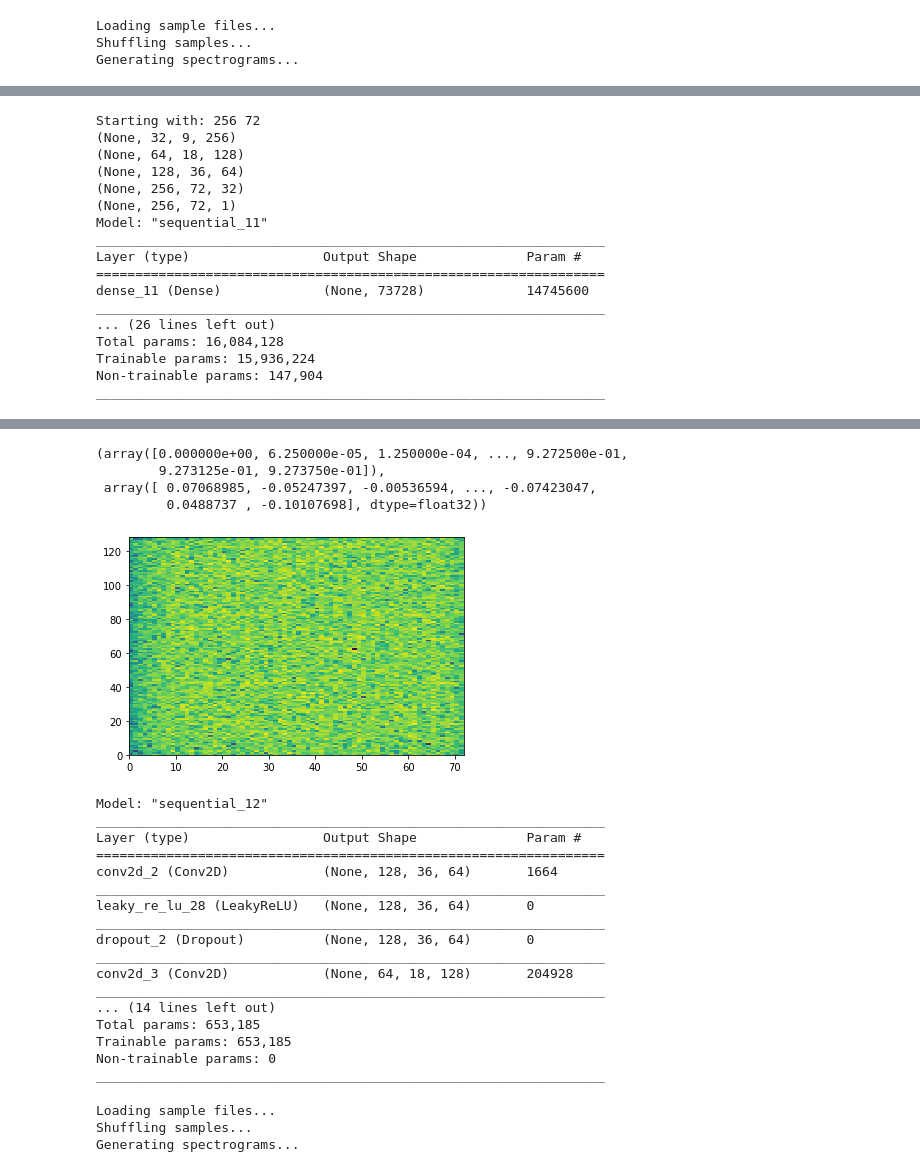
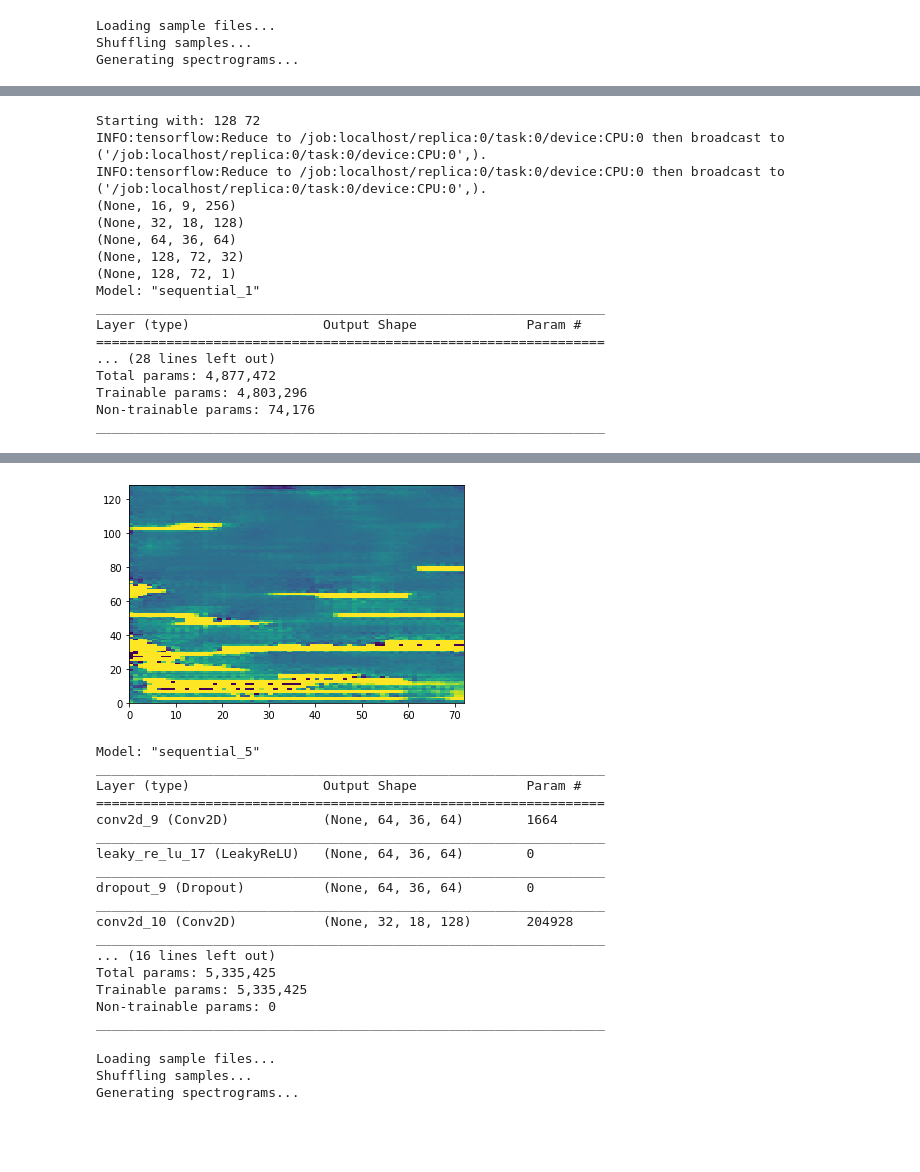
Before and after one commit to 0xfe/deepears, a Jupyter notebook: DeepInstruments.ipynb, the cells around one changed output, grey strips where cells are left out. Drawn from its saved outputs; the diff is of its cells as text; code cells hidden in the pictures; blank space fills up the shorter version.

```diff
--- a/DeepInstruments.ipynb
+++ b/DeepInstruments.ipynb
@@ -325,12 +330,12 @@ INFO:tensorflow:Using MirroredStrategy with devices ('/job:localhost/replica:0/t
 # %%
-noise_dim = 200
+noise_dim = 100
 def make_generator_model(config=DefaultConfig, noise_dim=noise_dim):
-    rows = config.rows * 2 # real + complex
+    rows = config.rows
     cols = config.cols
     print("Starting with:", rows, cols)
 
     model = tf.keras.Sequential()
-    model.add(layers.Dense(int(rows/8)*int(cols/8)*256, use_bias=False, input_shape=(200,)))
+    model.add(layers.Dense(int(rows/8)*int(cols/8)*256, use_bias=False, input_shape=(noise_dim,)))
     model.add(layers.BatchNormalization())
     model.add(layers.LeakyReLU())
 
@@ -367,30 +372,30 @@ with mirrored_strategy.scope():
 
 generator.summary()
 # %% [output]
-Starting with: 256 72
-(None, 32, 9, 256)
-(None, 64, 18, 128)
-(None, 128, 36, 64)
-(None, 256, 72, 32)
-(None, 256, 72, 1)
-Model: "sequential_11"
+Starting with: 128 72
+INFO:tensorflow:Reduce to /job:localhost/replica:0/task:0/device:CPU:0 then broadcast to ('/job:localhost/replica:0/task:0/device:CPU:0',).
+INFO:tensorflow:Reduce to /job:localhost/replica:0/task:0/device:CPU:0 then broadcast to ('/job:localhost/replica:0/task:0/device:CPU:0',).
+(None, 16, 9, 256)
+(None, 32, 18, 128)
+(None, 64, 36, 64)
+(None, 128, 72, 32)
+(None, 128, 72, 1)
+Model: "sequential_1"
 _________________________________________________________________
 Layer (type)                 Output Shape              Param #
 =================================================================
-dense_11 (Dense)             (None, 73728)             14745600
+... (28 lines left out)
+Total params: 4,877,472
+Trainable params: 4,803,296
+Non-trainable params: 74,176
 _________________________________________________________________
-... (26 lines left out)
-Total params: 16,084,128
-Trainable params: 15,936,224
-Non-trainable params: 147,904
-_________________________________________________________________
 # %%
 def display_audio(audio, config=DefaultConfig, play=True):
-  audio = audio.reshape(config.rows * 2, config.cols)
-  audio = audio[:config.rows,:] + 1j * audio[config.rows:,:]
-  image = np.log(np.absolute(audio))
-  plt.pcolormesh(image, cmap='viridis')
-  if play:
+  audio = audio.reshape(config.rows, config.cols)
+  # audio = audio[:config.rows,:] + 1j * audio[config.rows:,:]
+  # image = np.log(np.absolute(audio))
+  plt.pcolormesh(audio)
+  if False: #play
     audio_data = spectrogram_to_audio(audio, config=config)
     display.display(audio_data)
 
@@ -401,12 +405,8 @@ display_audio(generator(noise, training=False).numpy())
-(array([0.000000e+00, 6.250000e-05, 1.250000e-04, ..., 9.272500e-01,
-        9.273125e-01, 9.273750e-01]),
- array([ 0.07068985, -0.05247397, -0.00536594, ..., -0.07423047,
-         0.0488737 , -0.10107698], dtype=float32))
-[figure, old version]
+[figure, new version]
 # %%
 def make_discriminator_model(config=DefaultConfig):
     model = tf.keras.Sequential()
-    model.add(layers.Conv2D(64, (5, 5), strides=(2, 2), padding='same', input_shape=(config.rows * 2, config.cols, 1)))
+    model.add(layers.Conv2D(64, (5, 5), strides=(2, 2), padding='same', input_shape=(config.rows, config.cols, 1)))
     model.add(layers.LeakyReLU())
     model.add(layers.Dropout(0.3))
 
@@ -419,6 +419,7 @@ def make_discriminator_model(config=DefaultConfig):
     model.add(layers.Dropout(0.3))
 
     model.add(layers.Flatten())
+    model.add(layers.Dense(256, activation="relu")) # NEW!
     model.add(layers.Dense(1))
 
     return model
@@ -428,21 +429,21 @@ with mirrored_strategy.scope():
 
 discriminator.summary()
 # %% [output]
-Model: "sequential_12"
+Model: "sequential_5"
 _________________________________________________________________
 Layer (type)                 Output Shape              Param #
 =================================================================
-conv2d_2 (Conv2D)            (None, 128, 36, 64)       1664
+conv2d_9 (Conv2D)            (None, 64, 36, 64)        1664
 _________________________________________________________________
-leaky_re_lu_28 (LeakyReLU)   (None, 128, 36, 64)       0
+leaky_re_lu_17 (LeakyReLU)   (None, 64, 36, 64)        0
 _________________________________________________________________
-dropout_2 (Dropout)          (None, 128, 36, 64)       0
+dropout_9 (Dropout)          (None, 64, 36, 64)        0
 _________________________________________________________________
-conv2d_3 (Conv2D)            (None, 64, 18, 128)       204928
+conv2d_10 (Conv2D)           (None, 32, 18, 128)       204928
 _________________________________________________________________
-... (14 lines left out)
-Total params: 653,185
-Trainable params: 653,185
+... (16 lines left out)
+Total params: 5,335,425
+Trainable params: 5,335,425
 Non-trainable params: 0
 _________________________________________________________________
 # %%
```
Also changed, not shown: parts of 7 cells of this notebook.
